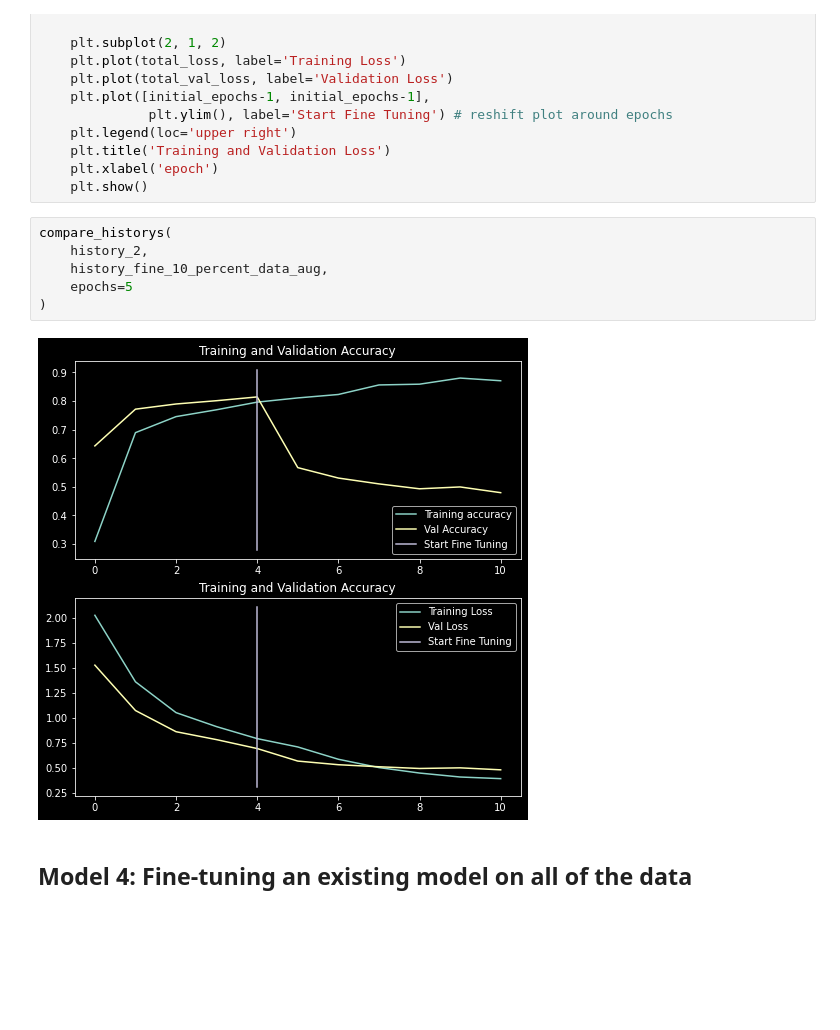
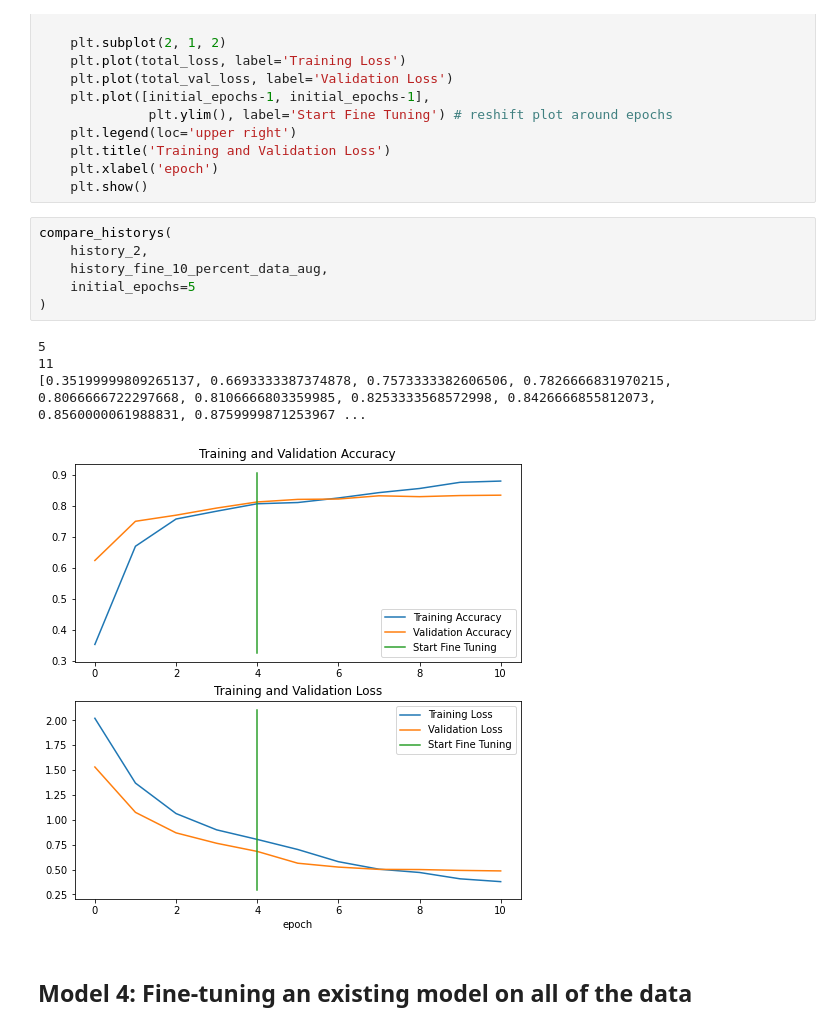
Before and after one commit to gvtsch/Udemy_TensorFlow_Certificate, a Jupyter notebook: 05_transfer_learning_with_tensorflow_part_2_fine_tuning.ipynb, the cells around one changed output. Drawn from its saved outputs; the diff is of its cells as text; blank space fills up the shorter version.

```diff
--- a/05_transfer_learning_with_tensorflow_part_2_fine_tuning.ipynb
+++ b/05_transfer_learning_with_tensorflow_part_2_fine_tuning.ipynb
@@ -957,11 +971,14 @@ def compare_historys(original_history, new_history, initial_epochs=5):
 # %%
 compare_historys(
     history_2,
     history_fine_10_percent_data_aug,
-    epochs=5
+    initial_epochs=5
 )
 # %% [output]
+5
+11
+[0.35199999809265137, 0.6693333387374878, 0.7573333382606506, 0.7826666831970215, 0.8066666722297668, 0.8106666803359985, 0.8253333568572998, 0.8426666855812073, 0.8560000061988831, 0.8759999871253967 ...
-[figure, old version]
+[figure, new version]
 # %% [markdown]
 ## Model 4: Fine-tuning an existing model on all of the data
 # %%
```
Also changed, not shown: parts of 43 cells of this notebook.
